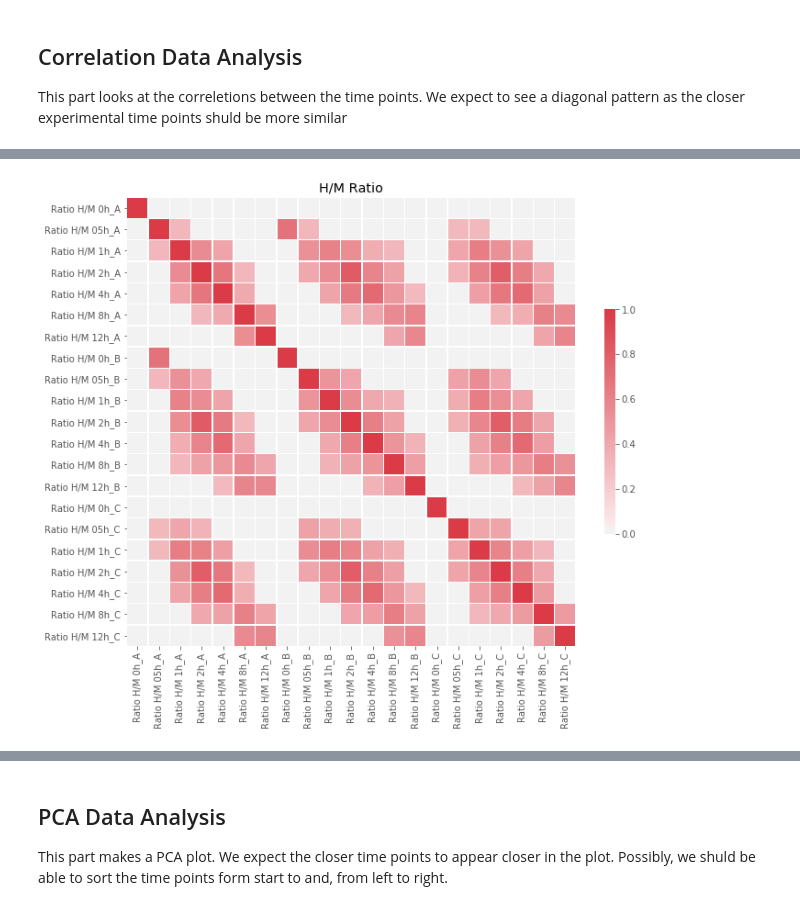
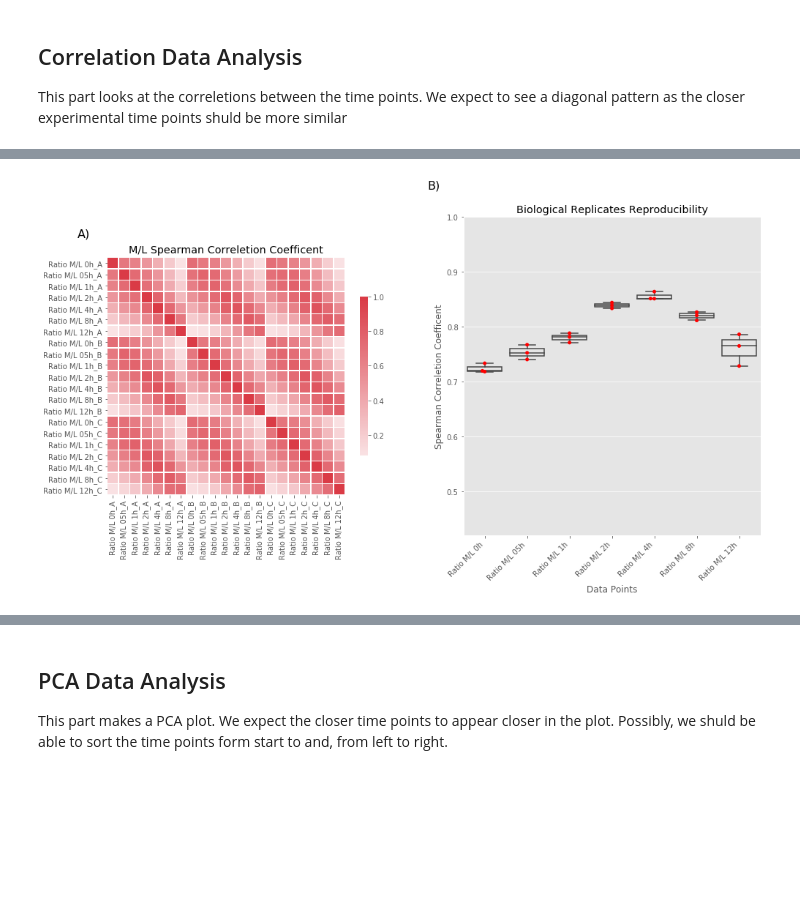
Before and after one commit to mtinti/wor_turnover, a Jupyter notebook: 1_Analysis_BSF.ipynb, the cells around one changed output, grey strips where cells are left out. Drawn from its saved outputs; the diff is of its cells as text; code cells hidden in the pictures; blank space fills up the shorter version.

```diff
--- a/1_Analysis_BSF.ipynb
+++ b/1_Analysis_BSF.ipynb
@@ -171,22 +182,79 @@ This part looks at the correletions between the time points. We expect to see a
 # %%
 #plotting
 import matplotlib.pyplot as plt
 import seaborn as sns
+import matplotlib
+
+#set some variable to extract the data
+#3 biological replicates
+_TAG_REPLICA=['_A' , '_B', '_C']
+
+#7 time points for BS
+#these are the headers
+_TAG=['0h', '05h','1h','2h','4h','8h','12h']
+
+
+#read the dataset
+df= pd.read_table(os.path.join('indata','combined_noreq_bs','txt','proteinGroups.txt'), low_memory=False)
+
+df=clean(df)
+#for simplicity lets just work with the leading protein
+df['protein_id']=[clean_id(n) for n in df['Protein IDs']]
+df.set_index('protein_id', inplace=True)
+
+cols3 = [ 'Ratio M/L {tp}{rep}'.format(tp=tp, rep=rep) for rep in _TAG_REPLICA for tp in _TAG]
+data3 = df[cols3]
+data3= data3[data3.isna().sum(axis=1)<21]
+
+
+fig,axes = plt.subplots(figsize=(16,8),ncols=2,nrows=1)
 
 plt.style.use('ggplot')
-corr = data1.fillna(data1.median()).corr()
-#mask = np.zeros_like(corr, dtype=np.bool)
-#mask[np.triu_indices_from(mask)] = True
-f, ax = plt.subplots(figsize=(11, 9))
+#corr = data1.fillna(data1.median()).corr()
+corr = data3.corr(method='spearman')
+mask = np.zeros_like(corr, dtype=np.bool)
+mask[np.triu_indices_from(mask)] = True
+#f, ax = plt.subplots(figsize=(8, 8))
 
 # Generate a custom diverging colormap
 cmap = sns.diverging_palette(220, 10, as_cmap=True)
 
 # Draw the heatmap with the mask and correct aspect ratio
-corr[corr<0.3]=0
+#corr[corr<0.3]=0
 sns.heatmap(corr,  cmap=cmap,  center=0,
-            square=True, linewidths=.5, cbar_kws={"shrink": .5})#mask=mask,
-plt.title('H/M Ratio')
+            square=True, linewidths=.5, cbar_kws={"shrink": .5}, ax=axes[0])
+           #mask=mask,)
+axes[0].set_title('M/L Spearman Correletion Coefficent')
+
+temp_list = []
+mask = np.tril(np.ones_like(corr, dtype=np.bool), k=-1)
+corr = corr.where(mask)
+for n in range(7):
+    cols = cols3[n::7]
+    temp = corr.loc[cols][cols].unstack().dropna()
+    temp = pd.Series(temp.values).to_frame()
+    temp.columns = ['median']
+    temp['data_point'] = cols3[n].split('_')[0]
+    temp_list.append(temp)
+temp_list=pd.concat(temp_list)
+temp_list.head()
+sns.boxplot(x="data_point", y="median", data=temp_list, zorder=.5,boxprops={'facecolor':'None'},ax=axes[1])
+sns.swarmplot(x="data_point", y="median", data=temp_list, ax=axes[1], color='red')
+
+axes[1].set_ylim(0.42,1)
+for label in axes[1].get_xticklabels():
+    label.set_ha("right")
+    label.set_rotation(45)
+axes[1].set_xlabel('Data Points')
+axes[1].set_ylabel('Spearman Correletion Coefficent')
+axes[1].set_title('Biological Replicates Reproducibility')
+axes[1].text(-0.1, 1.1, 'B)', horizontalalignment='center',
+               verticalalignment='center',
+               transform=axes[1].transAxes,fontsize=16)
+axes[0].text(-0.1, 1.1, 'A)', horizontalalignment='center',
+               verticalalignment='center',
+               transform=axes[0].transAxes,fontsize=16)
+
 plt.show()
 # %% [output]
-[figure, old version]
+[figure, new version]
```
Also changed, not shown: parts of 8 cells of this notebook, 47 other files.
